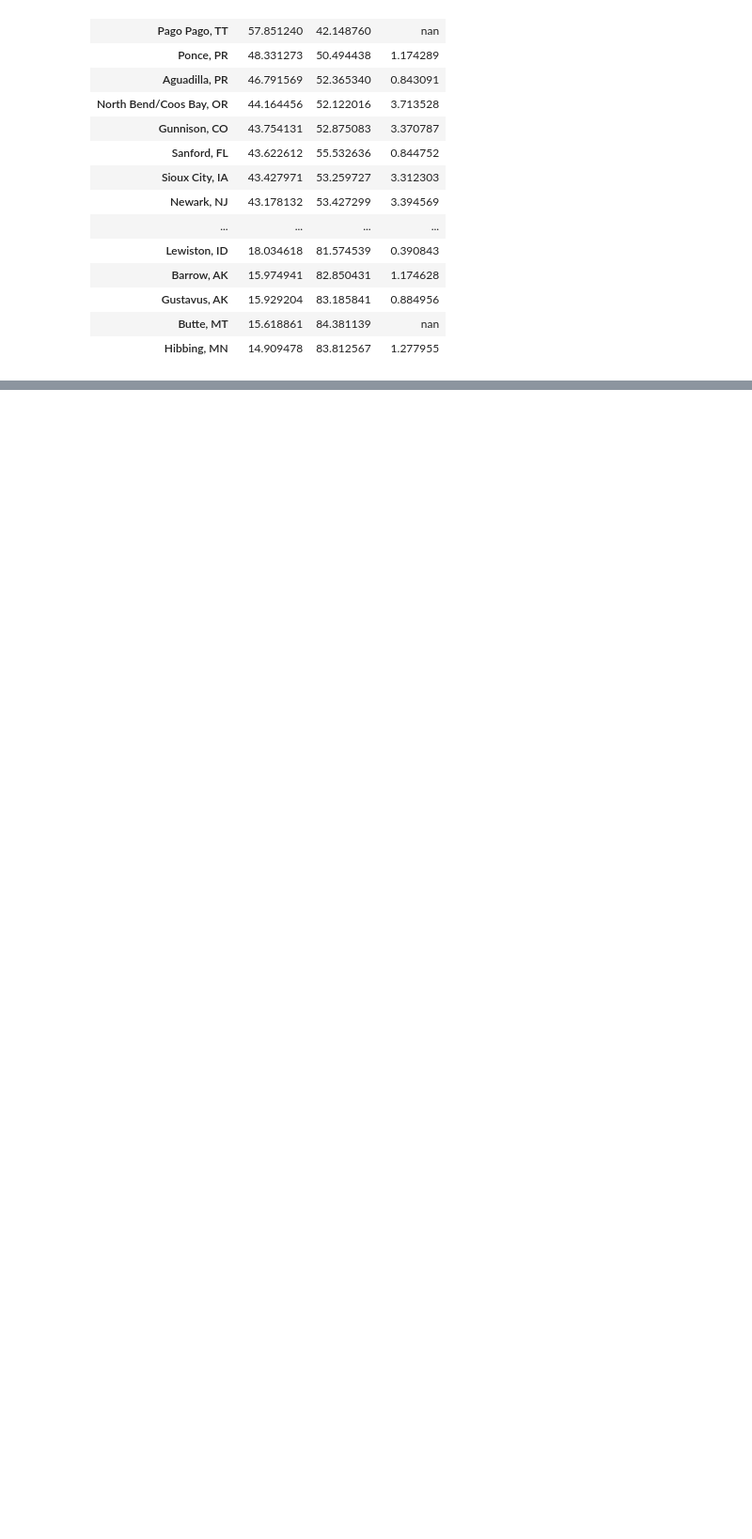
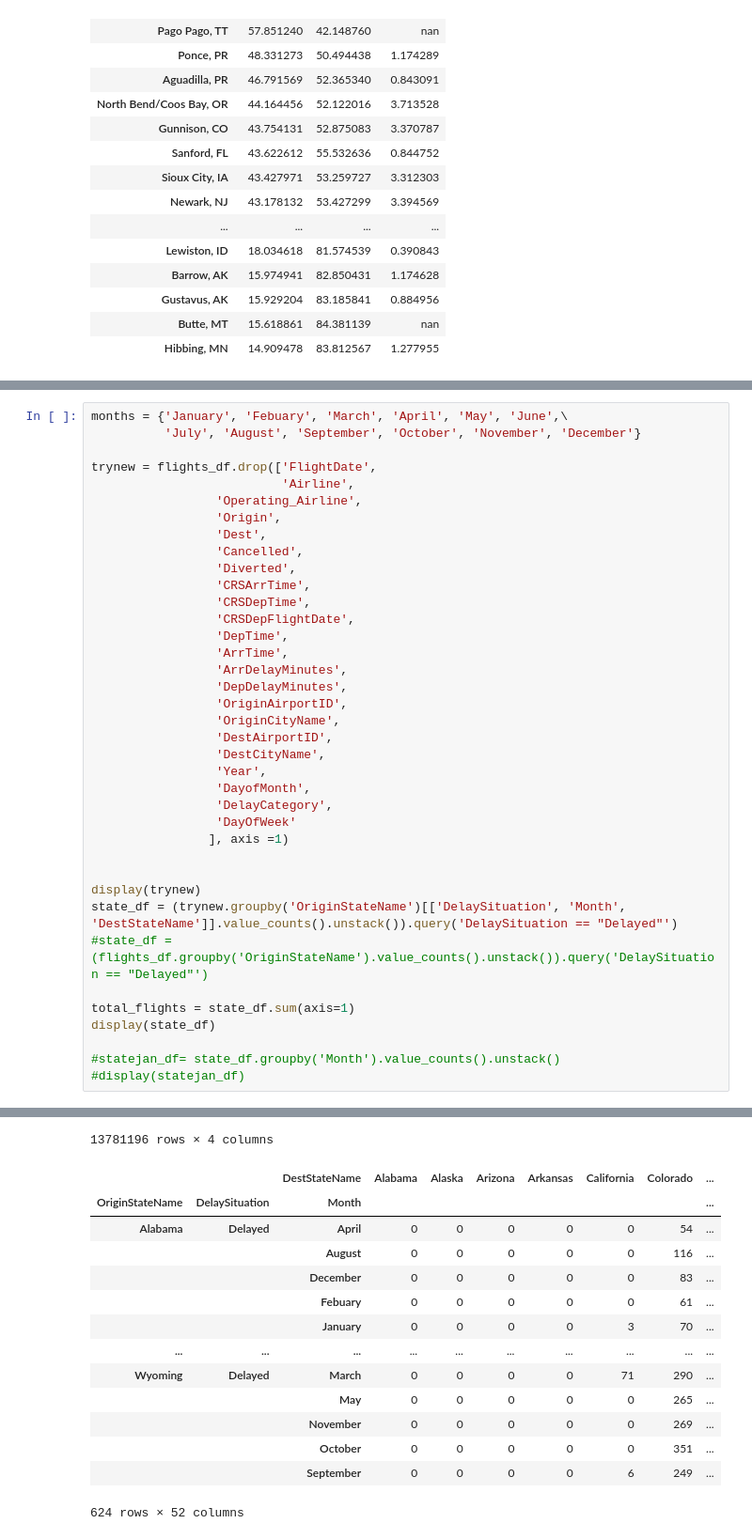
Before and after one commit to Wooniety/SC1015-Assignment, a Jupyter notebook: M2.ipynb, the cells around one changed output, grey strips where cells are left out. Shown at 94% size. Saved outputs shown, nothing was run; the diff lists cells and outputs as text; blank space fills up the shorter version.

```diff
--- a/M2.ipynb
+++ b/M2.ipynb
@@ -561,0 +551,39 @@ Chicago, IL
+# %%
+months = {'January', 'Febuary', 'March', 'April', 'May', 'June',\
+          'July', 'August', 'September', 'October', 'November', 'December'}
+
+trynew = flights_df.drop(['FlightDate',
+                          'Airline',
+                 'Operating_Airline',
+                 'Origin',
+                 'Dest',
+                 'Cancelled',
+                 'Diverted',
+                 'CRSArrTime',
+                 'CRSDepTime',
+                 'CRSDepFlightDate',
+                 'DepTime',
+                 'ArrTime',
+                 'ArrDelayMinutes',
+                 'DepDelayMinutes',
+                 'OriginAirportID',
+                 'OriginCityName',
+                 'DestAirportID',
+                 'DestCityName',
+                 'Year',
+                 'DayofMonth',
+                 'DelayCategory',
+                 'DayOfWeek'
+                ], axis =1)
+
+
+display(trynew)
+state_df = (trynew.groupby('OriginStateName')[['DelaySituation', 'Month', 'DestStateName']].value_counts().unstack()).query('DelaySituation == "Delayed"')
+#state_df = (flights_df.groupby('OriginStateName').value_counts().unstack()).query('DelaySituation == "Delayed"')
+
+total_flights = state_df.sum(axis=1)
+display(state_df)
+
+#statejan_df= state_df.groupby('Month').value_counts().unstack()
+#display(statejan_df)
+# %% [output]
@@ -561,0 +602,15 @@ Chicago, IL
+13781196 rows × 4 columns
+|  |  | DestStateName | Alabama | Alaska | Arizona | Arkansas | California | Colorado | ... |
+| OriginStateName | DelaySituation | Month |  |  |  |  |  |  | ... |
+| Alabama | Delayed | April | 0 | 0 | 0 | 0 | 0 | 54 | ... |
+|  |  | August | 0 | 0 | 0 | 0 | 0 | 116 | ... |
+|  |  | December | 0 | 0 | 0 | 0 | 0 | 83 | ... |
+|  |  | Febuary | 0 | 0 | 0 | 0 | 0 | 61 | ... |
+|  |  | January | 0 | 0 | 0 | 0 | 3 | 70 | ... |
+| ... | ... | ... | ... | ... | ... | ... | ... | ... | ... |
+| Wyoming | Delayed | March | 0 | 0 | 0 | 0 | 71 | 290 | ... |
+|  |  | May | 0 | 0 | 0 | 0 | 0 | 265 | ... |
+|  |  | November | 0 | 0 | 0 | 0 | 0 | 269 | ... |
+|  |  | October | 0 | 0 | 0 | 0 | 0 | 351 | ... |
+|  |  | September | 0 | 0 | 0 | 0 | 6 | 249 | ... |
+624 rows × 52 columns
```
Also changed, not shown: parts of 18 cells of this notebook.
